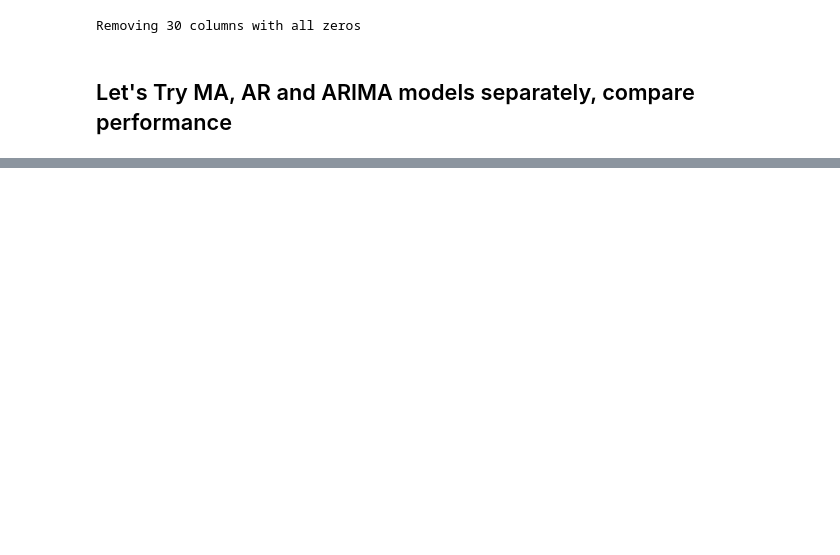
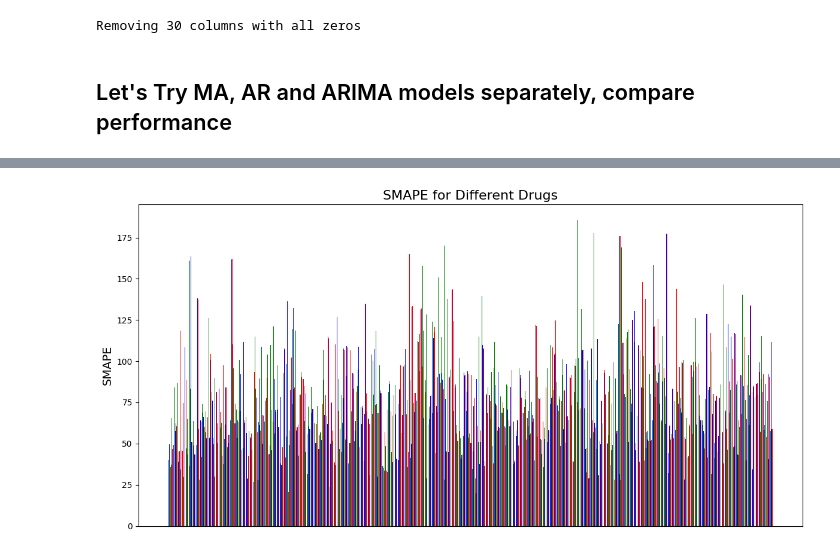
Before and after one commit to ariellubonja/hierarchical-time-series, a Jupyter notebook: traditional_ts.ipynb, the cells around one changed output, grey strips where cells are left out. Saved outputs shown, nothing was run; the diff lists cells and outputs as text; code cells hidden in the pictures; blank space fills up the shorter version.

```diff
--- a/traditional_ts.ipynb
+++ b/traditional_ts.ipynb
@@ -114,0 +154,24 @@ ARIMA MAE: 1051.3554520795733 | ARIMA RMSE: 1074.7787669843053 | ARIMA MAPE: inf
+# %%
+mape_values = [model_results['SMAPE'] for drug, models in results.items() for model_name, model_results in models.items()]
+
+# Create bar labels (i.e., 'AR', 'MA', 'ARIMA' for each drug)
+bar_labels = [model for drug in results.keys() for model in results[drug]]
+
+# Create histogram
+plt.figure(figsize=(12, 6))
+bars = plt.bar(range(len(mape_values)), mape_values, color=['blue', 'green', 'red']*len(results))
+plt.ylabel('SMAPE', fontsize=14)
+plt.title('SMAPE for Different Drugs', fontsize=16)
+
+# Label each bar with the corresponding model name
+# for i, bar in enumerate(bars):
+#     plt.text(bar.get_x() + bar.get_width() / 2 - 0.1, bar.get_height() + 0.5, bar_labels[i], ha='center', fontsize=9)
+
+# Hide the x-axis ticks
+plt.xticks([])
+
+# Display histogram
+plt.tight_layout()
+plt.show()
+# %% [output]
+[figure, added]
```
Also changed, not shown: parts of 9 cells of this notebook.
